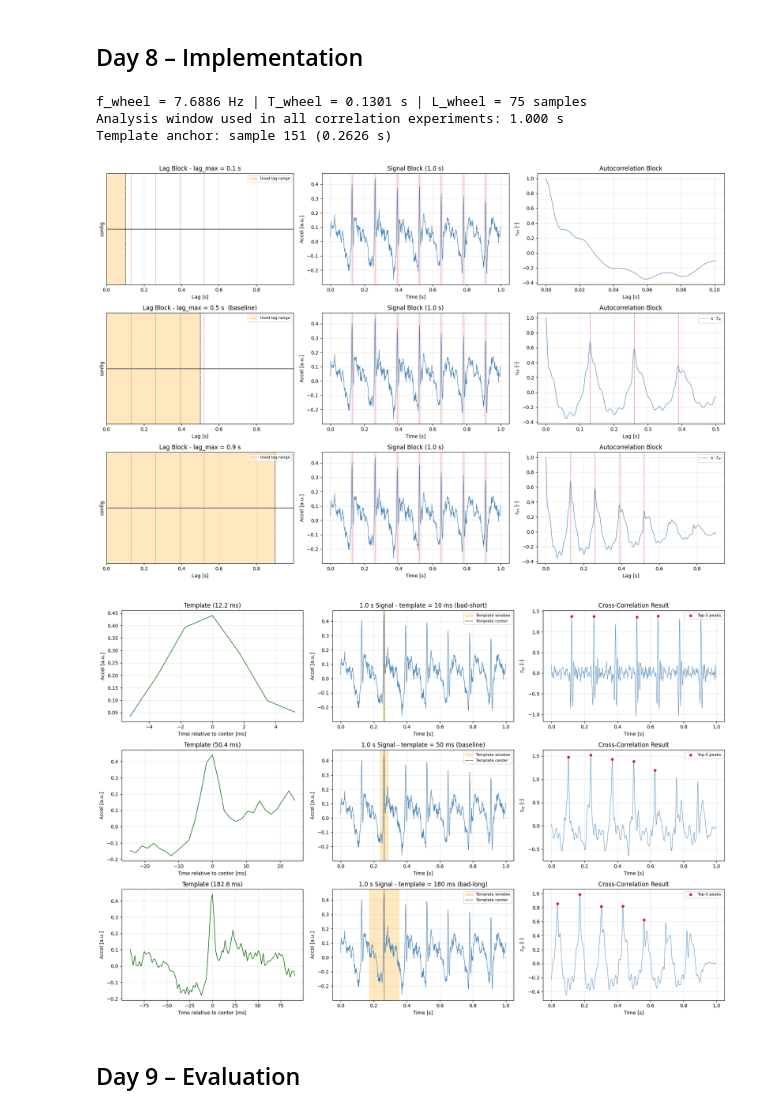
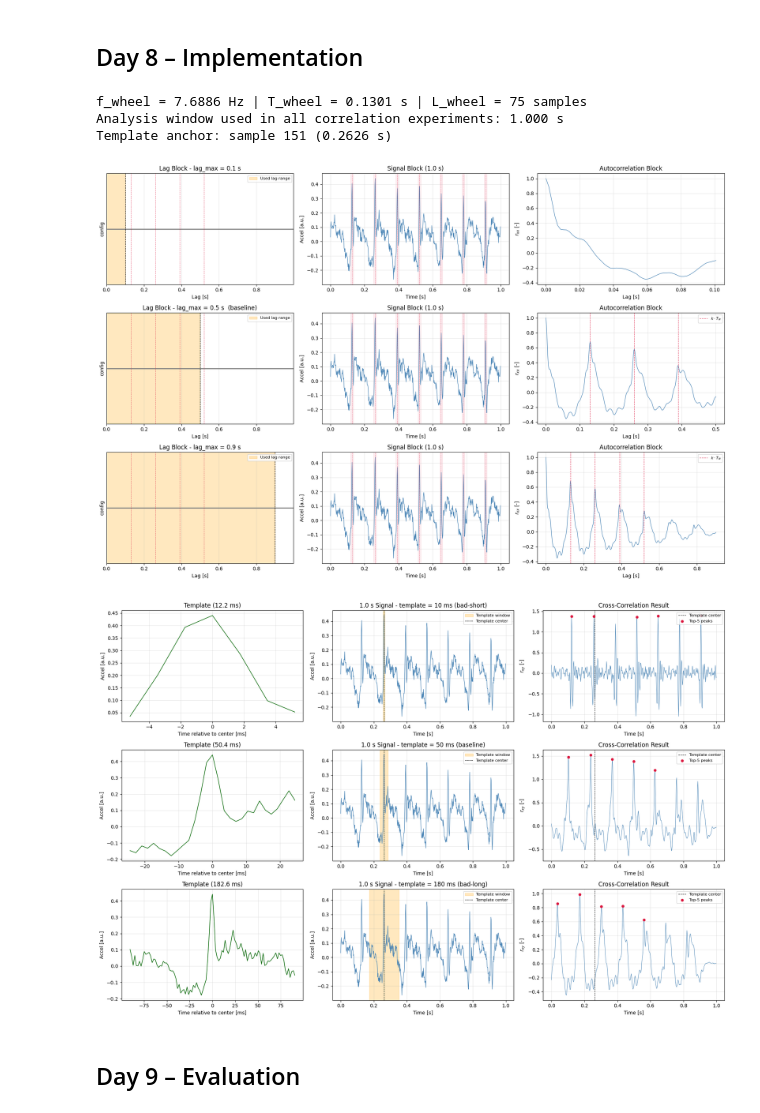
Before and after one commit to mikeandrusyak/gbsv-research, a Jupyter notebook: mc1/correlation.ipynb, the cells around one changed output. Cells and saved outputs as stored; diff of their text form; code cells hidden in the pictures.

Commit message:
Improve the cross corelation plot

```diff
--- a/mc1/correlation.ipynb
+++ b/mc1/correlation.ipynb
@@ -324,6 +315,7 @@ def plot_xcorr_triptych_sweep(
         axes[row, 1].grid(alpha=0.3)
 
         axes[row, 2].plot(time_s[: r.size], r, linewidth=0.7, color="steelblue")
+        axes[row, 2].axvline(template_center / fs, color="black", linestyle="--", linewidth=0.8, label="Template center")
         axes[row, 2].scatter(
             time_s[top5],
             r[top5],
@@ -389,6 +381,7 @@ def plot_baseline_comparison(
     all_peaks, _ = find_peaks(r_xcorr, distance=max(1, L_wheel_samples // 2))
     top5 = all_peaks[np.argsort(r_xcorr[all_peaks])[::-1][:5]] if all_peaks.size >= 5 else all_peaks
     axes[1, 1].plot(time_s[: r_xcorr.size], r_xcorr, linewidth=0.7, color="steelblue")
+    axes[1, 1].axvline(template_center / fs, color="black", linestyle="--", linewidth=0.8, label="Template center")
     axes[1, 1].scatter(
         time_s[top5],
         r_xcorr[top5],
@@ -413,34 +406,34 @@ AUTOCORR_CONFIGS = [
     {"label": "lag_max = 0.9 s", "lag_max_s": 0.9},
 ]
 
 XCORR_CONFIGS = [
     {"label": "template = 10 ms (bad-short)", "half_len": round(0.005 * FS_HZ)},
     {"label": "template = 50 ms (baseline)", "half_len": round(0.025 * FS_HZ)},
     {"label": "template = 180 ms (bad-long)", "half_len": round(0.090 * FS_HZ)},
 ]
 
 # Template anchor: largest-amplitude sample in the first 0.5 s (inside 1.0 s analysis signal)
 template_center = int(np.argmax(np.abs(x[: round(0.5 * FS_HZ)])))
 print(f"Template anchor: sample {template_center} ({template_center / FS_HZ:.4f} s)")
 
 # Part A: Autocorrelation triptych sweep: lag + signal + correlation
 plot_autocorr_triptych_sweep(
     x,
     time_s,
     FS_HZ,
     T_wheel_s,
     AUTOCORR_CONFIGS,
     event_times_s=event_times_focus,
 )
 
 # Part B: Cross-correlation triptych sweep: template + signal + result
 plot_xcorr_triptych_sweep(x, time_s, template_center, XCORR_CONFIGS, L_wheel_samples, FS_HZ)
 # %% [output]
 f_wheel = 7.6886 Hz | T_wheel = 0.1301 s | L_wheel = 75 samples
 Analysis window used in all correlation experiments: 1.000 s
 Template anchor: sample 151 (0.2626 s)
 [figure]
-[figure, old version]
+[figure, new version]
 # %% [markdown]
 ## Day 9 – Evaluation
 # %% [markdown]
```
Also changed, not shown: parts of 4 cells of this notebook.
